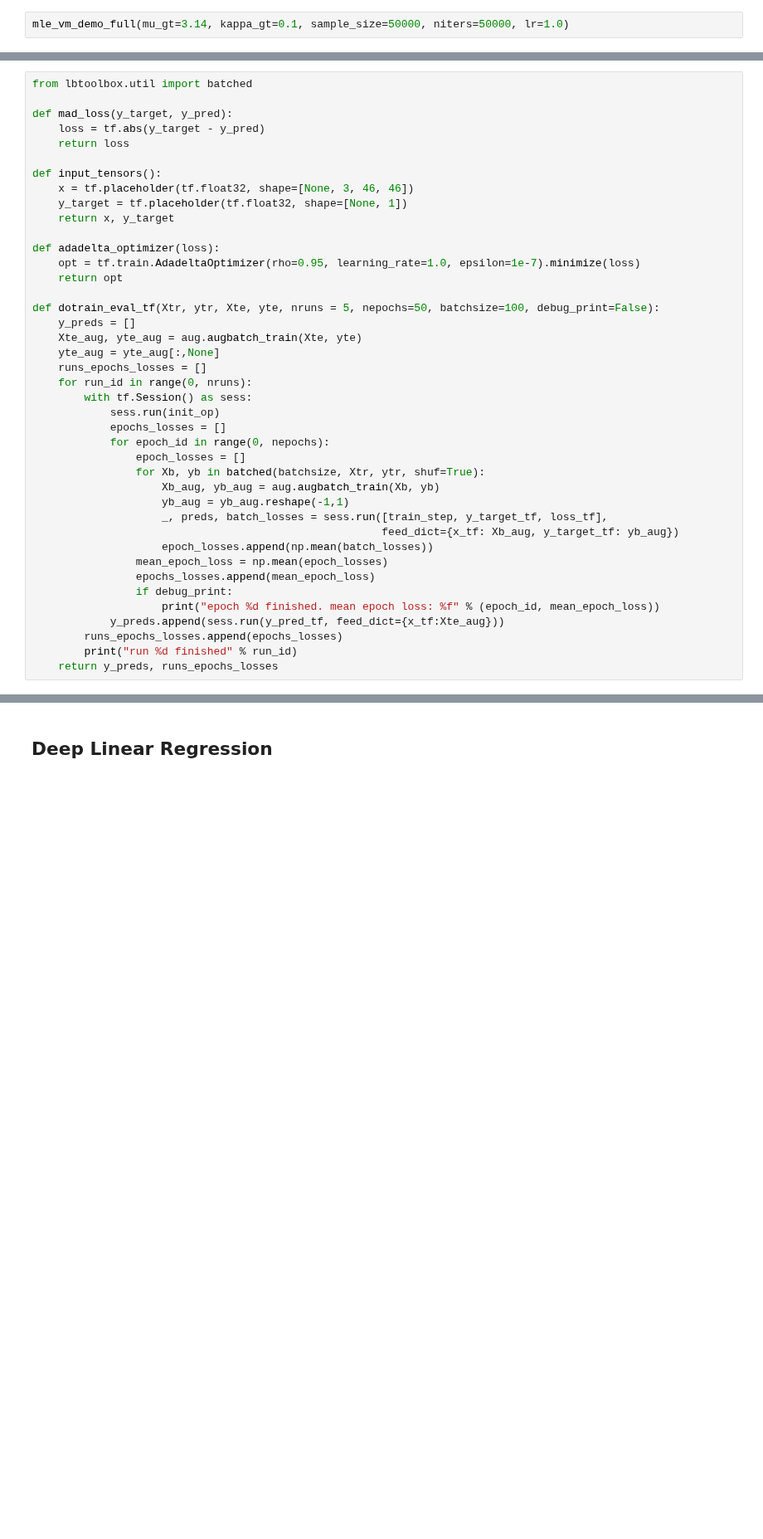
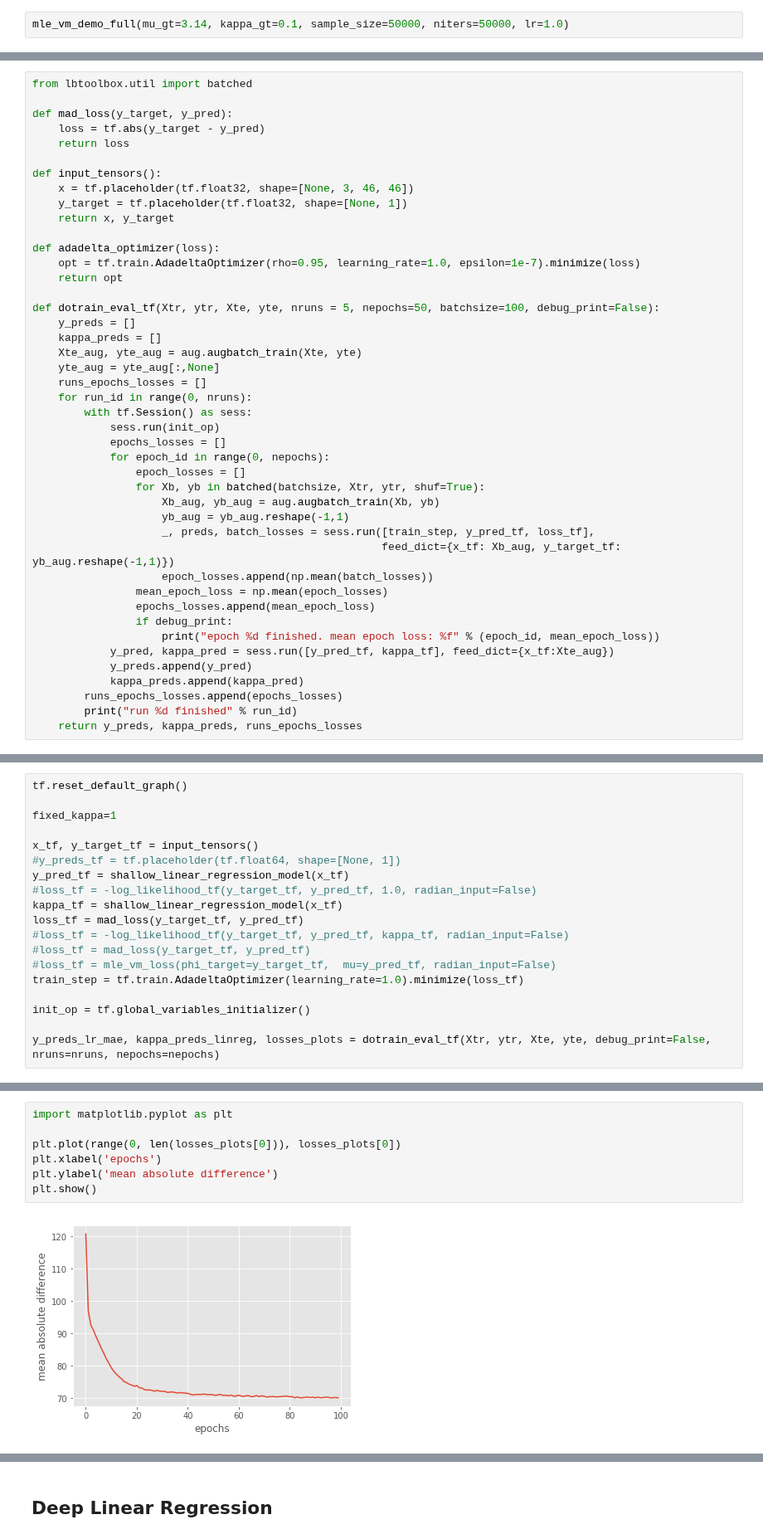
Before and after one commit to sergeyprokudin/BiternionNet, a Jupyter notebook: Experiments - TownCentre.ipynb, the cells around one changed output, grey strips where cells are left out. Shown at 83% size. Drawn from its saved outputs; the diff is of its cells as text; blank space fills up the shorter version.

```diff
--- a/Experiments - TownCentre.ipynb
+++ b/Experiments - TownCentre.ipynb
@@ -661,6 +698,7 @@ def adadelta_optimizer(loss):
 
 def dotrain_eval_tf(Xtr, ytr, Xte, yte, nruns = 5, nepochs=50, batchsize=100, debug_print=False):
     y_preds = []
+    kappa_preds = []
     Xte_aug, yte_aug = aug.augbatch_train(Xte, yte)
     yte_aug = yte_aug[:,None]
     runs_epochs_losses = []
@@ -673,14 +711,16 @@ def dotrain_eval_tf(Xtr, ytr, Xte, yte, nruns = 5, nepochs=50, batchsize=100, de
                 for Xb, yb in batched(batchsize, Xtr, ytr, shuf=True):
                     Xb_aug, yb_aug = aug.augbatch_train(Xb, yb)
                     yb_aug = yb_aug.reshape(-1,1)
-                    _, preds, batch_losses = sess.run([train_step, y_target_tf, loss_tf],
-                                                      feed_dict={x_tf: Xb_aug, y_target_tf: yb_aug})
+                    _, preds, batch_losses = sess.run([train_step, y_pred_tf, loss_tf],
+                                                      feed_dict={x_tf: Xb_aug, y_target_tf: yb_aug.reshape(-1,1)})
                     epoch_losses.append(np.mean(batch_losses))
                 mean_epoch_loss = np.mean(epoch_losses)
                 epochs_losses.append(mean_epoch_loss)
                 if debug_print:
                     print("epoch %d finished. mean epoch loss: %f" % (epoch_id, mean_epoch_loss))
-            y_preds.append(sess.run(y_pred_tf, feed_dict={x_tf:Xte_aug}))
+            y_pred, kappa_pred = sess.run([y_pred_tf, kappa_tf], feed_dict={x_tf:Xte_aug})
+            y_preds.append(y_pred)
+            kappa_preds.append(kappa_pred)
         runs_epochs_losses.append(epochs_losses)
         print("run %d finished" % run_id)
-    return y_preds, runs_epochs_losses
+    return y_preds, kappa_preds, runs_epochs_losses
@@ -695,0 +730,19 @@ def vm_shallow_linear_regression_model(x):
+# %%
+tf.reset_default_graph()
+
+fixed_kappa=1
+
+x_tf, y_target_tf = input_tensors()
+#y_preds_tf = tf.placeholder(tf.float64, shape=[None, 1])
+y_pred_tf = shallow_linear_regression_model(x_tf)
+#loss_tf = -log_likelihood_tf(y_target_tf, y_pred_tf, 1.0, radian_input=False)
+kappa_tf = shallow_linear_regression_model(x_tf)
+loss_tf = mad_loss(y_target_tf, y_pred_tf)
+#loss_tf = -log_likelihood_tf(y_target_tf, y_pred_tf, kappa_tf, radian_input=False)
+#loss_tf = mad_loss(y_target_tf, y_pred_tf)
+#loss_tf = mle_vm_loss(phi_target=y_target_tf,  mu=y_pred_tf, radian_input=False)
+train_step = tf.train.AdadeltaOptimizer(learning_rate=1.0).minimize(loss_tf)
+
+init_op = tf.global_variables_initializer()
+
+y_preds_lr_mae, kappa_preds_linreg, losses_plots = dotrain_eval_tf(Xtr, ytr, Xte, yte, debug_print=False, nruns=nruns, nepochs=nepochs)
@@ -695,0 +751,9 @@ def vm_shallow_linear_regression_model(x):
+# %%
+import matplotlib.pyplot as plt
+
+plt.plot(range(0, len(losses_plots[0])), losses_plots[0])
+plt.xlabel('epochs')
+plt.ylabel('mean absolute difference')
+plt.show()
+# %% [output]
+[figure, added]
```
Also changed, not shown: parts of 34 cells of this notebook.
